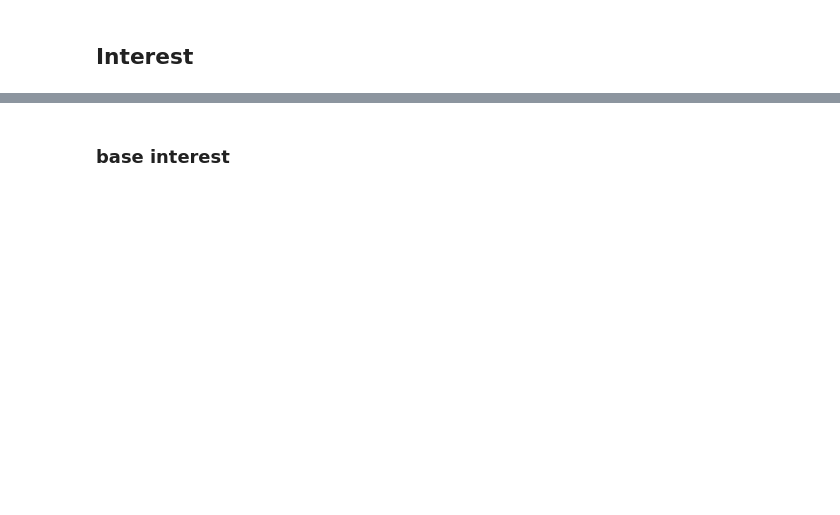
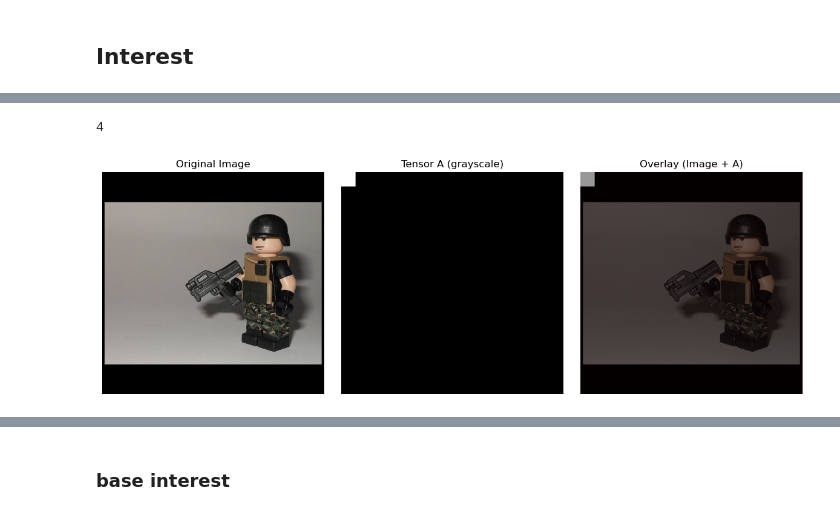
Before and after one commit to jzkaknckx/Conscious-demo, a Jupyter notebook: src/test_memorypoolForJune2.ipynb, the cells around one changed output, grey strips where cells are left out. Cells and saved outputs as stored; diff of their text form; code cells hidden in the pictures; blank space fills up the shorter version.

Commit message:
debug

```diff
--- a/src/test_memorypoolForJune2.ipynb
+++ b/src/test_memorypoolForJune2.ipynb
@@ -185,4 +188,10 @@ debug_show(cropped, semantic_mask[0])
 [figure]
+# %%
+print(len(semantic_mask))
+debug_show(cropped, semantic_mask[3])
+# %% [output]
+4
+[figure, added]
 # %%
 picnum = len(dynamic_interest)
 
```
Also changed, not shown: parts of 9 cells of this notebook, 3 other files.
